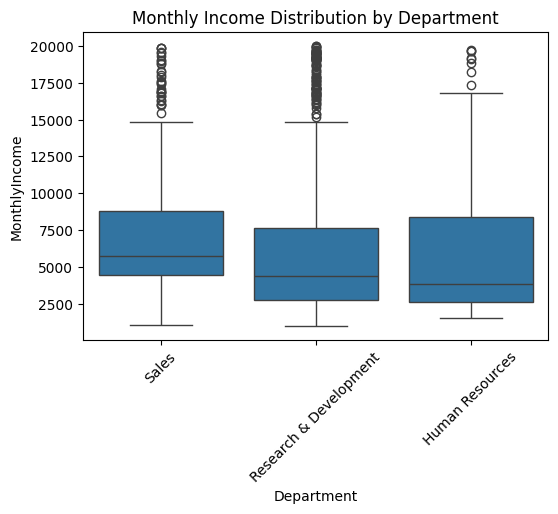
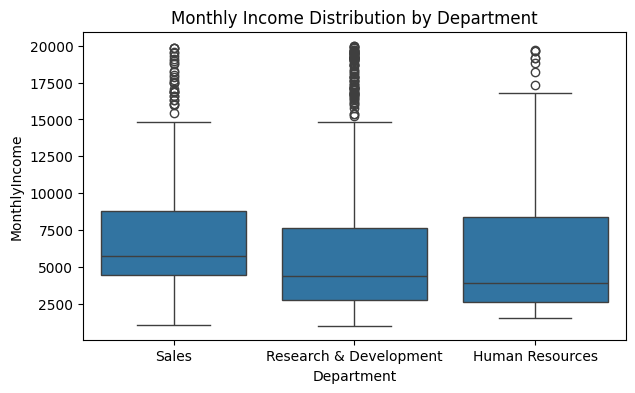
The change to this notebook cell's code, shown as a diff; its figure went from the first image to the second:
--- before
+++ after
@@ -1,3 +1,3 @@
-plt.figure(figsize=(6,4))
+plt.figure(figsize=(7,4))
 
 sns.boxplot(
@@ -8,6 +8,3 @@
 
 plt.title("Monthly Income Distribution by Department")
-
-plt.xticks(rotation=45)
-
 plt.show()

Commit: 01_descriptive_statistics update